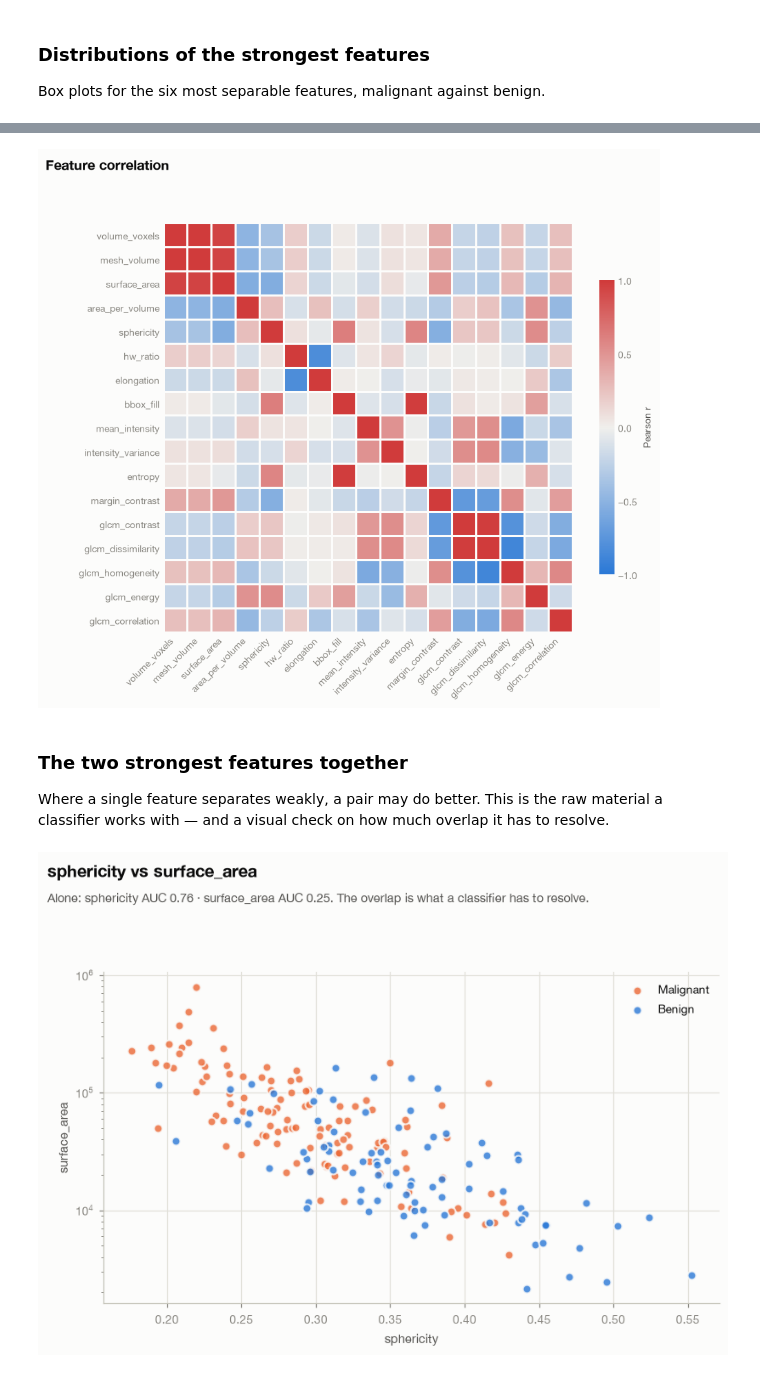
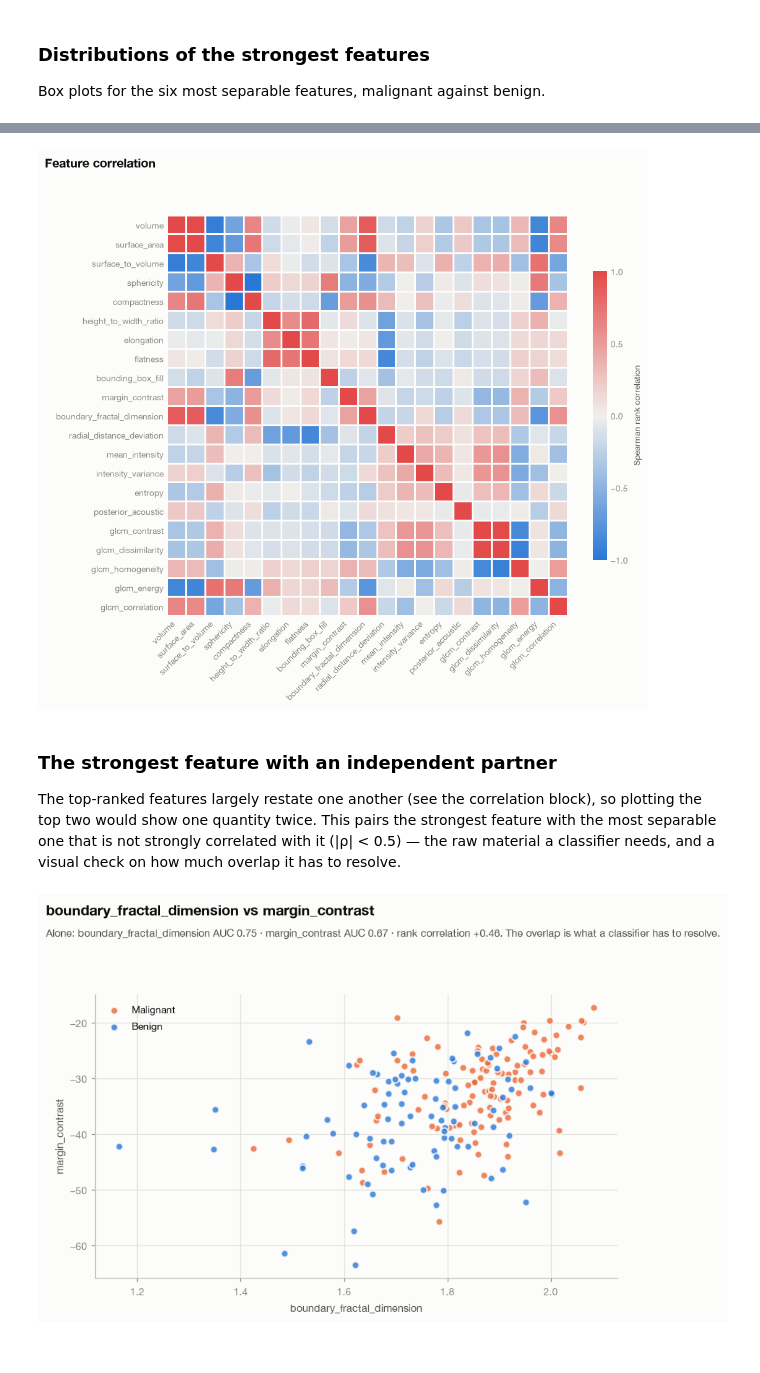
Before and after one commit to mralinp/abus-classification, a Jupyter notebook: notebooks/visualization.ipynb, the cells around one changed output, grey strips where cells are left out. Saved outputs shown, nothing was run; the diff lists cells and outputs as text; code cells hidden in the pictures.

```diff
--- a/notebooks/visualization.ipynb
+++ b/notebooks/visualization.ipynb
@@ -641,22 +625,23 @@ summary.style.format({"cohens_d": "{:+.2f}", "auc": "{:.3f}", "|auc-0.5|": "{:.3
 # %%
-rank = summary.sort_values("|auc-0.5|")
-fig, ax = plt.subplots(figsize=(8.5, 6))
+rank = summary.sort_values("separability")
+fig, ax = plt.subplots(figsize=(8.8, 6.4))
 
-y = np.arange(len(rank))
-ax.barh(y, rank["|auc-0.5|"], height=0.62, color=BENIGN)
-for yi, (v, auc) in enumerate(zip(rank["|auc-0.5|"], rank["auc"])):
-    ax.text(v + 0.004, yi, f"AUC {auc:.2f}", va="center", ha="left", fontsize=8.5, color=INK_2)
+yy = np.arange(len(rank))
+ax.barh(yy, rank["separability"], height=0.62, color=ACCENT)
+for yi, (v, auc) in enumerate(zip(rank["separability"], rank["auc"])):
+    direction = "higher in malignant" if auc >= 0.5 else "higher in benign"
+    ax.text(v + 0.004, yi, f"AUC {auc:.2f} · {direction}", va="center", ha="left", fontsize=8.5, color=INK_2)
 
-ax.set_yticks(y, rank["feature"])
+ax.set_yticks(yy, rank["feature"])
 ax.set_xlabel("Separability  |AUC − 0.5|")
-ax.set_xlim(0, rank["|auc-0.5|"].max() * 1.24)
+ax.set_xlim(0, rank["separability"].max() * 1.6)
 value_grid(ax, axis="x")
 ax.spines["left"].set_visible(False)
 ax.tick_params(axis="y", length=0)
 
 top = fig_title(fig, "Which single features separate malignant from benign",
-                "An AUC below 0.5 means the feature runs the other way (higher = benign); "
-                "distance from 0.5 is what carries signal.")
+                "AUC with malignant as the positive class; distance from 0.5 is what carries signal, "
+                "in either direction.")
 fig.tight_layout(rect=[0, 0, 1, top])
 plt.show()
 # %% [output]
@@ -667,17 +652,16 @@ plt.show()
 Box plots for the six most separable features, malignant against benign.
 # %%
 top6 = summary.head(6)["feature"].tolist()
-LOG_SCALE = {"volume_voxels", "mesh_volume", "surface_area", "intensity_variance"}
+LOG_SCALE = {"volume", "surface_area", "intensity_variance"}
 
 fig, axes = plt.subplots(2, 3, figsize=(12, 6.4))
 for ax, feat in zip(axes.ravel(), top6):
-    data = [mal_rows[feat].to_numpy(), ben_rows[feat].to_numpy()]
+    data = [mal_rows[feat].dropna().to_numpy(), ben_rows[feat].dropna().to_numpy()]
     bp = ax.boxplot(data, positions=[0, 1], widths=0.5, patch_artist=True,
                     medianprops=dict(color=SURFACE, linewidth=1.6),
                     whiskerprops=dict(color=AXIS, linewidth=1),
                     capprops=dict(color=AXIS, linewidth=1),
-                    flierprops=dict(marker="o", markersize=3.5, markerfacecolor=MUTED,
-                                    markeredgecolor="none", alpha=0.6))
+                    flierprops=dict(marker="o", markersize=3.5, markerfacecolor=MUTED, markeredgecolor="none", alpha=0.6))
     for patch, cls in zip(bp["boxes"], (0, 1)):
         patch.set_facecolor(CLASS_COLOR[cls])
         patch.set_edgecolor("none")
@@ -705,7 +688,7 @@ group especially.
 # %%
-corr = features[FEATURE_COLS].corr()
+corr = features[FEATURE_COLS].corr(method="spearman")
 
-fig, ax = plt.subplots(figsize=(8.6, 7.4))
+fig, ax = plt.subplots(figsize=(9.4, 8.2))
 im = ax.imshow(corr, cmap=DIVERGING, vmin=-1, vmax=1)
 ax.set_xticks(range(len(FEATURE_COLS)), FEATURE_COLS, rotation=45, ha="right")
 ax.set_yticks(range(len(FEATURE_COLS)), FEATURE_COLS)
@@ -720,41 +703,45 @@ ax.tick_params(which="minor", length=0)
 cbar = fig.colorbar(im, ax=ax, shrink=0.72, ticks=[-1, -0.5, 0, 0.5, 1])
 cbar.outline.set_visible(False)
 cbar.ax.tick_params(length=0, colors=MUTED)
-cbar.set_label("Pearson r", color=INK_2, fontsize=9)
+cbar.set_label("Spearman rank correlation", color=INK_2, fontsize=9)
 
 top = fig_title(fig, "Feature correlation")
 fig.tight_layout(rect=[0, 0, 1, top])
 plt.show()
 # %% [output]
-[figure, old version]
+[figure, new version]
-# %% [markdown]
-### The two strongest features together
-
-Where a single feature separates weakly, a pair may do better. This is the raw material a
-classifier works with — and a visual check on how much overlap it has to resolve.
+# %% [markdown]
+### The strongest feature with an independent partner
+
+The top-ranked features largely restate one another (see the correlation block), so plotting the top
+two would show one quantity twice. This pairs the strongest feature with the most separable one that is
+not strongly correlated with it (|ρ| < 0.5) — the raw material a classifier needs, and a visual check
+on how much overlap it has to resolve.
 # %%
-fx, fy = summary.iloc[0]["feature"], summary.iloc[1]["feature"]
+fx = summary.iloc[0]["feature"]
+rank_corr = corr[fx].abs()
+fy = next(f for f in summary["feature"].iloc[1:] if rank_corr[f] < 0.5)
+auc_of = summary.set_index("feature")["auc"]
 
 fig, ax = plt.subplots(figsize=(7.4, 5.6))
 for cls in (0, 1):
     sub = features[features["label"] == cls]
     ax.scatter(sub[fx], sub[fy], s=42, color=CLASS_COLOR[cls], alpha=0.8,
                edgecolor=SURFACE, linewidth=1.4, label=CLASS_NAME[cls], zorder=3)
 
 if fx in LOG_SCALE:
     ax.set_xscale("log")
 if fy in LOG_SCALE:
     ax.set_yscale("log")
 ax.set_xlabel(fx)
 ax.set_ylabel(fy)
 value_grid(ax, axis="both")
 ax.legend(loc="best")
 
 top = fig_title(fig, f"{fx} vs {fy}",
-                f"Alone: {fx} AUC {summary.iloc[0]['auc']:.2f} · "
-                f"{fy} AUC {summary.iloc[1]['auc']:.2f}. "
-                "The overlap is what a classifier has to resolve.")
+                f"Alone: {fx} AUC {auc_of[fx]:.2f} · {fy} AUC {auc_of[fy]:.2f} · rank correlation "
+                f"{corr.loc[fx, fy]:+.2f}. The overlap is what a classifier has to resolve.")
 fig.tight_layout(rect=[0, 0, 1, top])
 plt.show()
 # %% [output]
-[figure, old version]
+[figure, new version]
```
Also changed, not shown: parts of 34 cells of this notebook, 20 other files.
